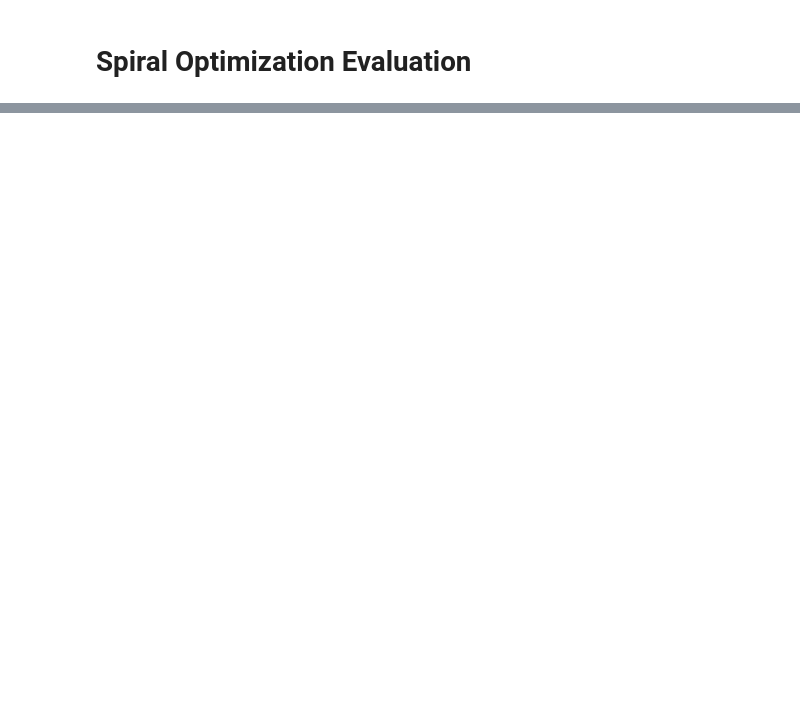
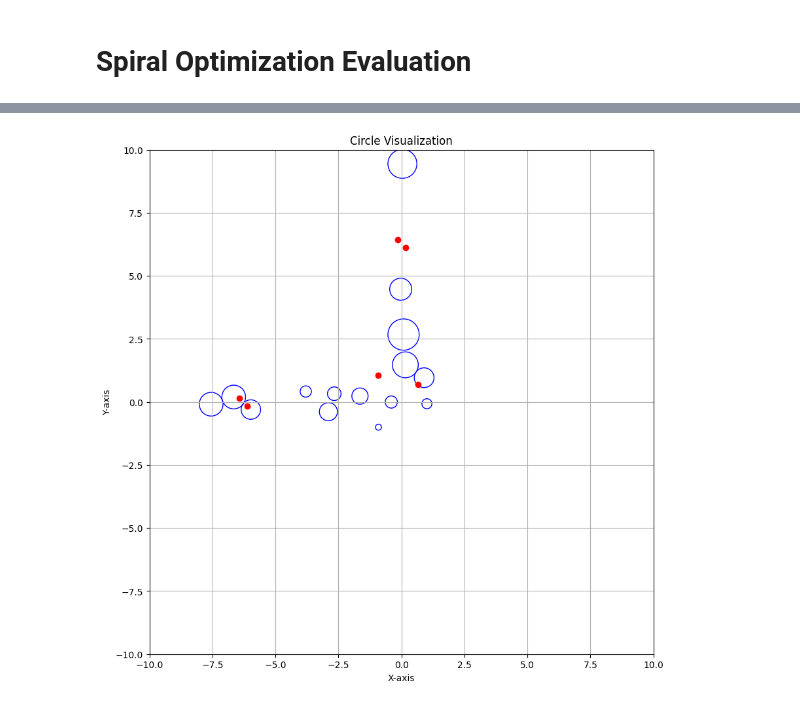
Before and after one commit to kevinsean-10/Thesis, a Jupyter notebook: Thesis - Python/Spiral Optimization/new/spo-new-2-root.ipynb, the cells around one changed output, grey strips where cells are left out. Saved outputs shown, nothing was run; the diff lists cells and outputs as text; code cells hidden in the pictures; blank space fills up the shorter version.

```diff
--- a/Thesis - Python/Spiral Optimization/new/spo-new-2-root.ipynb
+++ b/Thesis - Python/Spiral Optimization/new/spo-new-2-root.ipynb
@@ -338,0 +379,20 @@ array([False, False,  True,  True, False,  True])
+# %%
+# Create a figure and axis
+fig, ax = plt.subplots(figsize=(10,10))
+
+# Define center points and radii for multiple circles
+centers = bunovri.iloc[:,:2].values
+radii = bunovri.iloc[:,2].values
+
+# Plot each circle
+for center, radius in zip(centers, radii):
+    plot_circle(ax, center, radius)
+
+ax.scatter(answ[:, 0], answ[:, 1], color='red', label='Points')
+
+ax.set_xlim(boundaries[0])
+ax.set_ylim(boundaries[1])
+# Show the plot
+plt.show()
+# %% [output]
+[figure, added]
```
Also changed, not shown: parts of 11 cells of this notebook, 7 other files.
